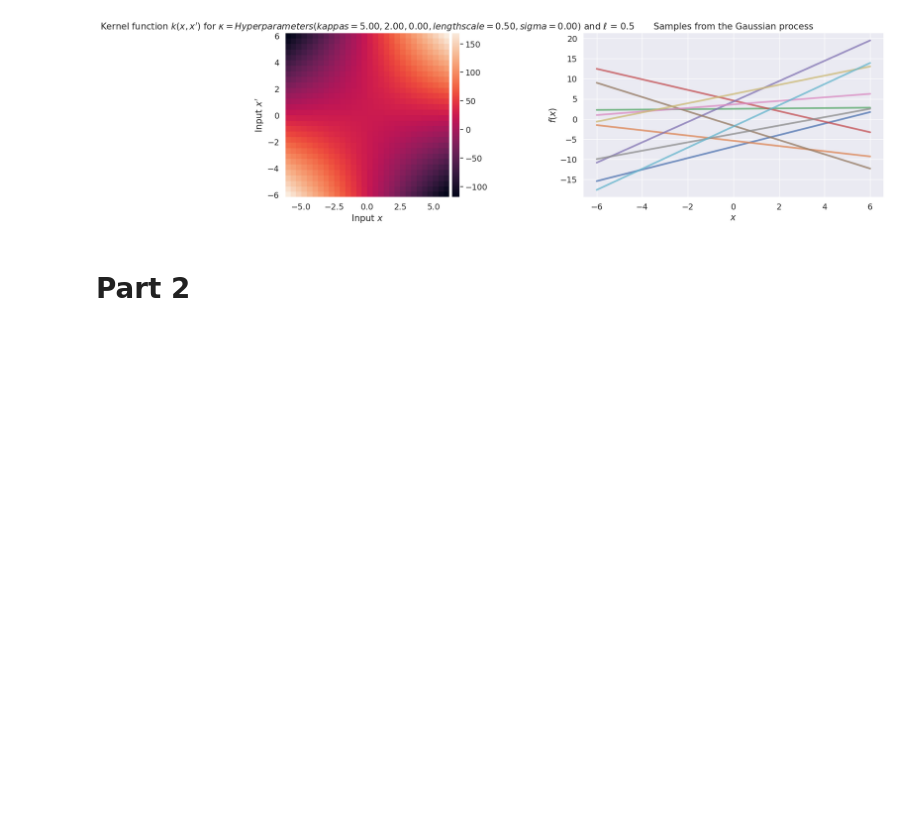
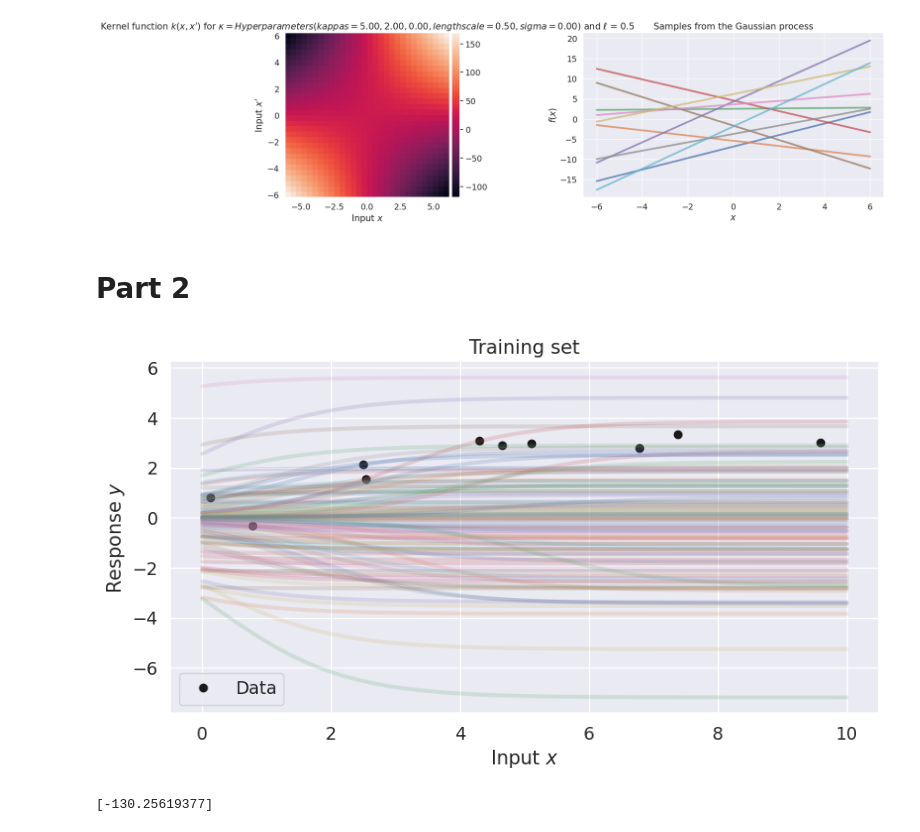
Before and after one commit to Dolphus2/BayesianML, a Jupyter notebook: assignments/aflevering2.ipynb, the cells around one changed output. Cells and saved outputs as stored; diff of their text form; code cells hidden in the pictures; blank space fills up the shorter version.

```diff
--- a/assignments/aflevering2.ipynb
+++ b/assignments/aflevering2.ipynb
@@ -172,3 +173,37 @@ plt.savefig("gp7_1.png")
 [figure]
 # %% [markdown]
 # Part 2
+# %%
+X = jnp.array([9.589, 7.375, 4.647, 2.501, 2.538, 6.783, 4.294, 5.111, 0.130, 0.783])
+y = jnp.array([3.032, 3.349, 2.906, 2.126, 1.538, 2.787, 3.078, 2.993, 0.828, -0.331])
+N = len(X)
+sigmoid = lambda x: 1./(1 + jnp.exp(-x))
+
+# for predictions
+Xstar = jnp.linspace(0, 10, 100)[:, None]
+
+def plot_data(ax, X, y, title):
+    ax.plot(X, y, 'k.', markersize=12, label='Data')
+    ax.grid(True)
+    ax.set_xlabel('Input $x$')
+    ax.set_ylabel('Response $y$')
+    ax.legend()
+    ax.set_title(title)
+
+fig, ax = plt.subplots(1, 1, figsize=(10, 5))
+plot_data(ax, X, y, title='Training set')
+
+# Generate model samples
+num_samples = 100
+tau = 2
+beta = 4
+D = 2
+W = random.normal(key, shape=(D, num_samples)) * tau;
+f = lambda x: W[None,1] * sigmoid(x + W[None,0])
+f_star = f(Xstar)
+ax.plot(Xstar, f_star, alpha=0.2, linewidth=3);
+plt.savefig("log_reg_1.png")
+
+# The sigmoid transformation is non linear and so the results for linear gaussian systems are not applicable.
+# %% [output]
+[figure, added]
@@ -174,0 +285,6 @@ plt.savefig("gp7_1.png")
+# %%
+model = LogisticRegression(X, y)
+
+print(model.log_joint(w=jnp.array([[0,0]])))
+# %% [output]
+[-130.25619377]
```
Also changed, not shown: parts of 2 cells of this notebook, 1 other file.
